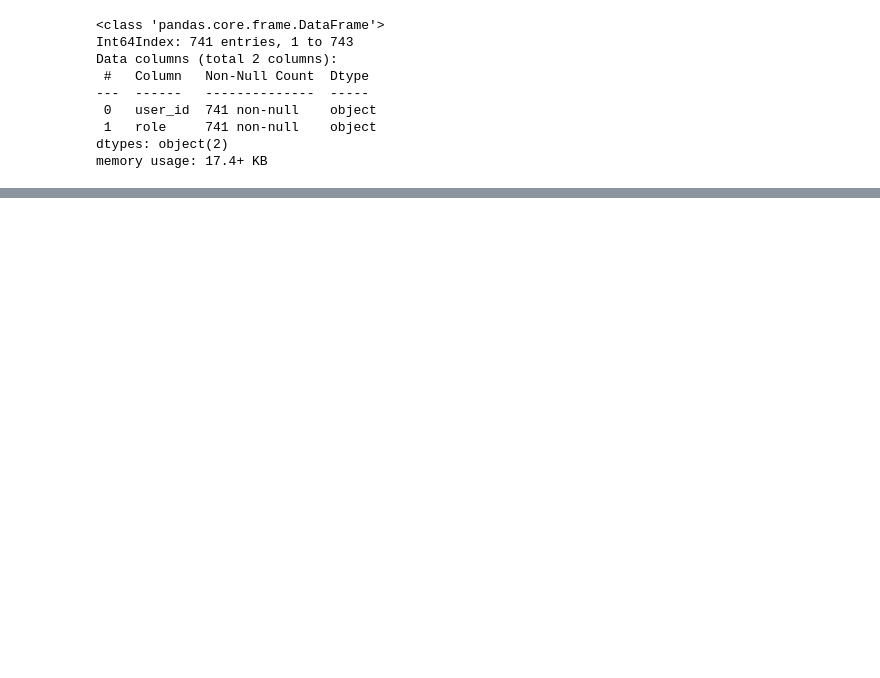
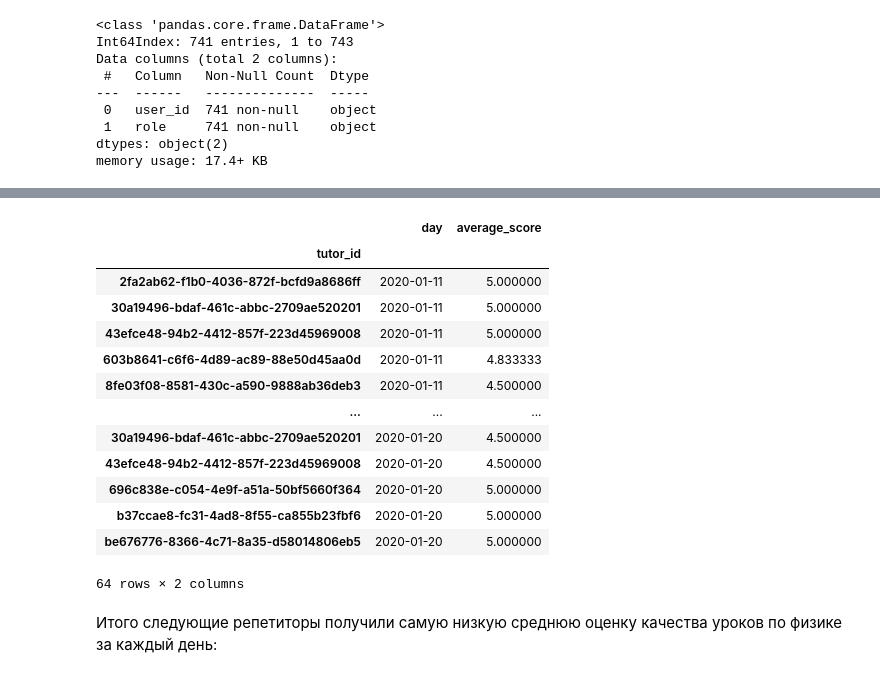
Before and after one commit to LawrenceGrigoryan/Tetrika-School, a Jupyter notebook: Tetrika Test Tasks.ipynb, the cells around one changed output, grey strips where cells are left out. Cells and saved outputs as stored; diff of their text form; code cells hidden in the pictures; blank space fills up the shorter version.

```diff
--- a/Tetrika Test Tasks.ipynb
+++ b/Tetrika Test Tasks.ipynb
@@ -649,0 +662,21 @@ AttributeError: 'Series' object has no attribute 'scheduled_time'
+# %%
+final_df = final_df.groupby(['day', 'tutor_id']).average_score.mean().\
+                                                 reset_index().set_index('tutor_id')
+final_df
+# %% [output]
+|  | day | average_score |
+| tutor_id |  |  |
+| 2fa2ab62-f1b0-4036-872f-bcfd9a8686ff | 2020-01-11 | 5.000000 |
+| 30a19496-bdaf-461c-abbc-2709ae520201 | 2020-01-11 | 5.000000 |
+| 43efce48-94b2-4412-857f-223d45969008 | 2020-01-11 | 5.000000 |
+| 603b8641-c6f6-4d89-ac89-88e50d45aa0d | 2020-01-11 | 4.833333 |
+| 8fe03f08-8581-430c-a590-9888ab36deb3 | 2020-01-11 | 4.500000 |
+| ... | ... | ... |
+| 30a19496-bdaf-461c-abbc-2709ae520201 | 2020-01-20 | 4.500000 |
+| 43efce48-94b2-4412-857f-223d45969008 | 2020-01-20 | 4.500000 |
+| 696c838e-c054-4e9f-a51a-50bf5660f364 | 2020-01-20 | 5.000000 |
+| b37ccae8-fc31-4ad8-8f55-ca855b23fbf6 | 2020-01-20 | 5.000000 |
+| be676776-8366-4c71-8a35-d58014806eb5 | 2020-01-20 | 5.000000 |
+64 rows × 2 columns
+# %% [markdown]
+Итого следующие репетиторы получили самую низкую среднюю оценку качества уроков по физике за каждый день:
```
Also changed, not shown: parts of 31 cells of this notebook.
